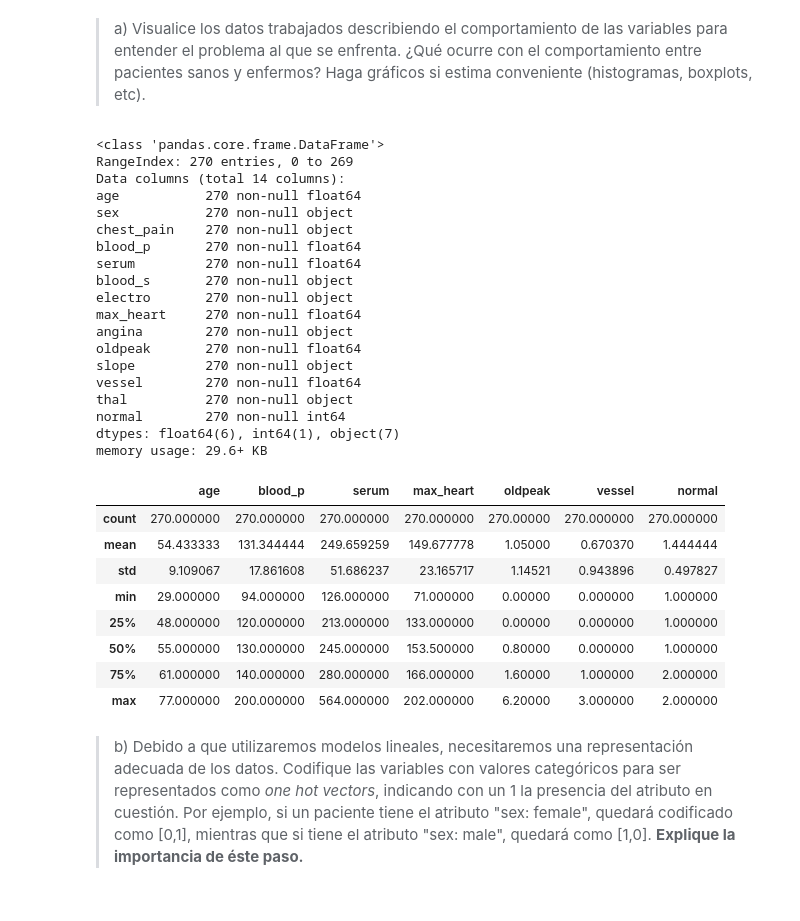
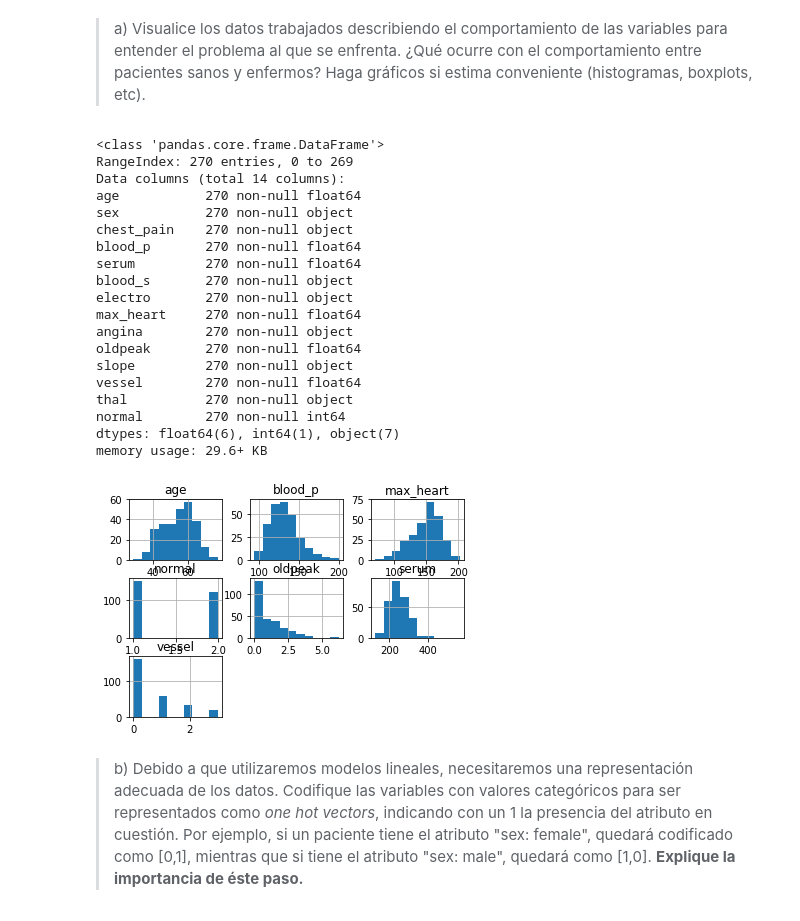
Before and after one commit to Sebaatd/MachineLearning-T1, a Jupyter notebook: Enunciado.ipynb, the cells around one changed output. Cells and saved outputs as stored; diff of their text form; code cells hidden in the pictures.

```diff
--- a/Enunciado.ipynb
+++ b/Enunciado.ipynb
@@ -80,36 +80,32 @@ df['thal'][df['thal'] == 7] = 'reversable defect'
 # %%
 df.head()
 df.info()
 df.describe()
+
+#Boxplots con valores cuantificables
+#age_boxplot = df.boxplot(column=['age'])
+hist = df.hist(bins=10)
 # %% [output]
 <class 'pandas.core.frame.DataFrame'>
 RangeIndex: 270 entries, 0 to 269
 Data columns (total 14 columns):
 age           270 non-null float64
 sex           270 non-null object
 chest_pain    270 non-null object
 blood_p       270 non-null float64
 serum         270 non-null float64
 blood_s       270 non-null object
 electro       270 non-null object
 max_heart     270 non-null float64
 angina        270 non-null object
 oldpeak       270 non-null float64
 slope         270 non-null object
 vessel        270 non-null float64
 thal          270 non-null object
 normal        270 non-null int64
 dtypes: float64(6), int64(1), object(7)
 memory usage: 29.6+ KB
-|  | age | blood_p | serum | max_heart | oldpeak | vessel | normal |
-| count | 270.000000 | 270.000000 | 270.000000 | 270.000000 | 270.00000 | 270.000000 | 270.000000 |
-| mean | 54.433333 | 131.344444 | 249.659259 | 149.677778 | 1.05000 | 0.670370 | 1.444444 |
-| std | 9.109067 | 17.861608 | 51.686237 | 23.165717 | 1.14521 | 0.943896 | 0.497827 |
-| min | 29.000000 | 94.000000 | 126.000000 | 71.000000 | 0.00000 | 0.000000 | 1.000000 |
-| 25% | 48.000000 | 120.000000 | 213.000000 | 133.000000 | 0.00000 | 0.000000 | 1.000000 |
-| 50% | 55.000000 | 130.000000 | 245.000000 | 153.500000 | 0.80000 | 0.000000 | 1.000000 |
-| 75% | 61.000000 | 140.000000 | 280.000000 | 166.000000 | 1.60000 | 1.000000 | 2.000000 |
-| max | 77.000000 | 200.000000 | 564.000000 | 202.000000 | 6.20000 | 3.000000 | 2.000000 |
+[figure, added]
 # %% [markdown]
 > b) Debido a que utilizaremos modelos lineales, necesitaremos una representación adecuada de los datos. Codifique las variables con valores categóricos para ser representados como *one hot vectors*, indicando con un 1 la presencia del atributo en cuestión. Por ejemplo, si un paciente tiene el atributo "sex: female", quedará codificado como [0,1], mientras que si tiene el atributo "sex: male", quedará como [1,0]. **Explique la importancia de éste paso.**
 # %%
```
Also changed, not shown: parts of 28 cells of this notebook.
